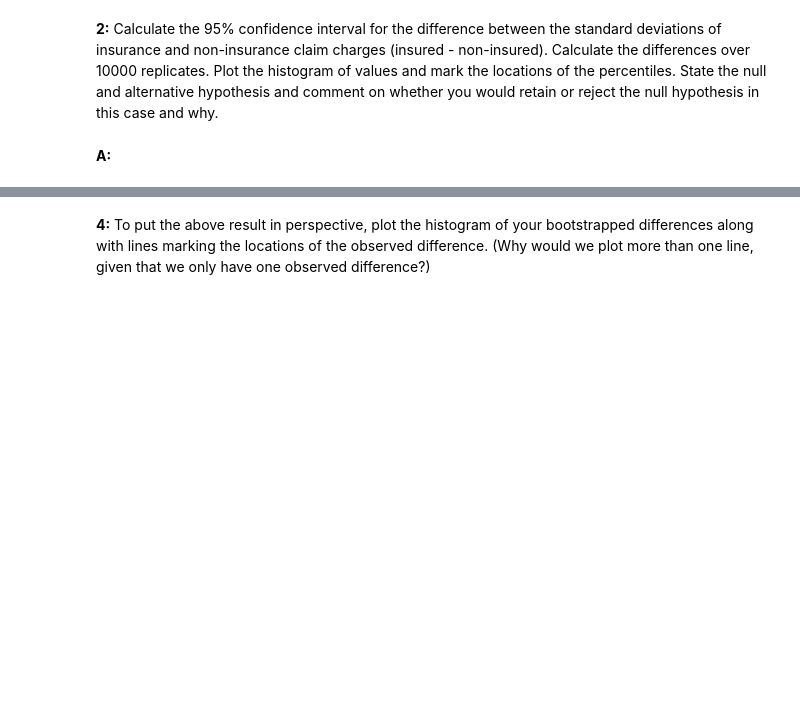
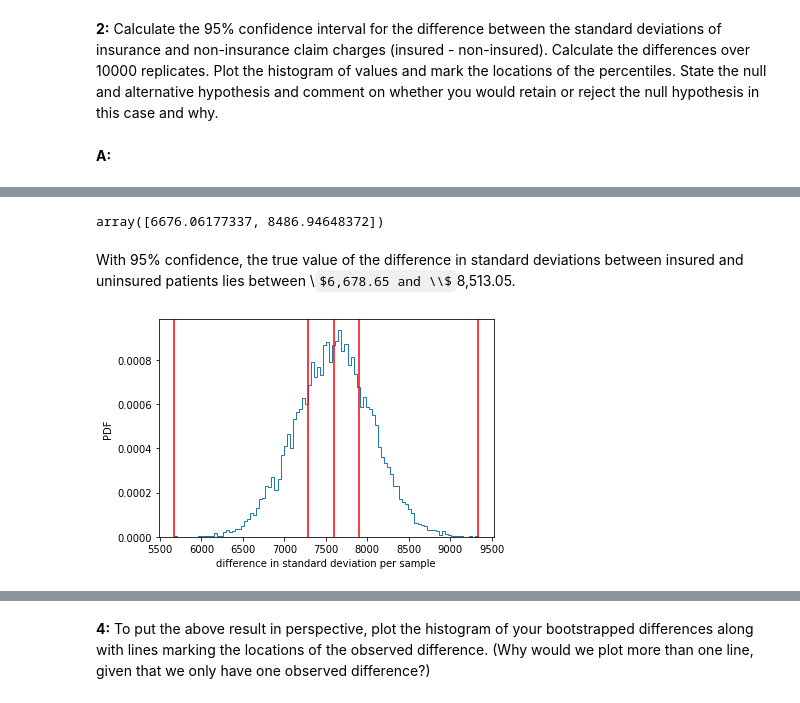
Before and after one commit to jefftrevino/Springboard, a Jupyter notebook: stats_mini_projects/bootstrap/trevino_bootstrap.ipynb, the cells around one changed output, grey strips where cells are left out. Drawn from its saved outputs; the diff is of its cells as text; code cells hidden in the pictures; some formulas as TeX source; blank space fills up the shorter version.

```diff
--- a/stats_mini_projects/bootstrap/trevino_bootstrap.ipynb
+++ b/stats_mini_projects/bootstrap/trevino_bootstrap.ipynb
@@ -101,0 +66,47 @@ __A:__
+# %%
+# separate into insurend and uninsured groups
+insured = medical[medical['insuranceclaim'] == 1]
+uninsured = medical[medical['insuranceclaim'] == 0]
+
+insured_charges = insured['charges']
+uninsured_charges = uninsured['charges']
+# %%
+# function for getting a bootstrap replicate
+def calculate_replicate(insured_charges, uninsured_charges):
+    insured_sample = np.random.choice(insured_charges, size=len(insured_charges))
+    insured_std = np.std(insured_sample)
+    uninsured_sample = np.random.choice(uninsured_charges, size=len(uninsured_charges))
+    uninsured_std = np.std(uninsured_sample)
+    return insured_std - uninsured_std
+# %%
+# create a distribution of 10,000 replicates
+N_rep = 10000
+
+std_diff_replicates = np.empty(N_rep)
+for i in range(10000):
+    std_diff_replicates[i] = calculate_replicate(insured_charges, uninsured_charges)
+# %%
+# calculate the 95% confidence interval
+
+interval = np.percentile(std_diff_replicates, [2.5, 97.5])
+interval
+# %% [output]
+array([6676.06177337, 8486.94648372])
+# %% [markdown]
+With 95% confidence, the true value of the difference in standard deviations between insured and uninsured patients lies between \\$6,678.65 and \\$8,513.05.
+# %%
+# plot the histogram with marked percentiles
+
+# histogram
+plt.hist(std_diff_replicates, bins=int(np.sqrt(len(sampling_distribution_of_the_mean))), density=True, histtype='step')
+plt.xlabel('difference in standard deviation per sample')
+plt.ylabel('PDF')
+
+# calculate and plot percentile lines
+percentiles = np.array([0, 25, 50, 75, 100])
+ptiles_std_diff = np.percentile(std_diff_replicates, percentiles)
+[plt.axvline(x, color='r') for x in ptiles_std_diff]
+
+plt.show()
+# %% [output]
+[figure, added]
```
Also changed, not shown: parts of 31 cells of this notebook, 1 other file.
